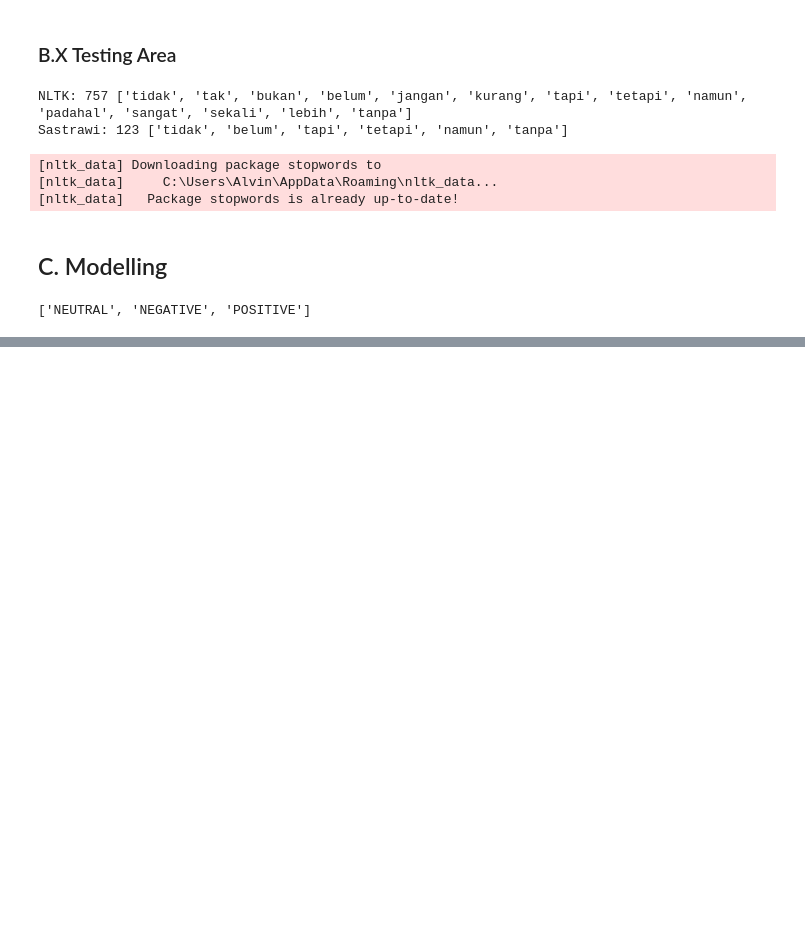
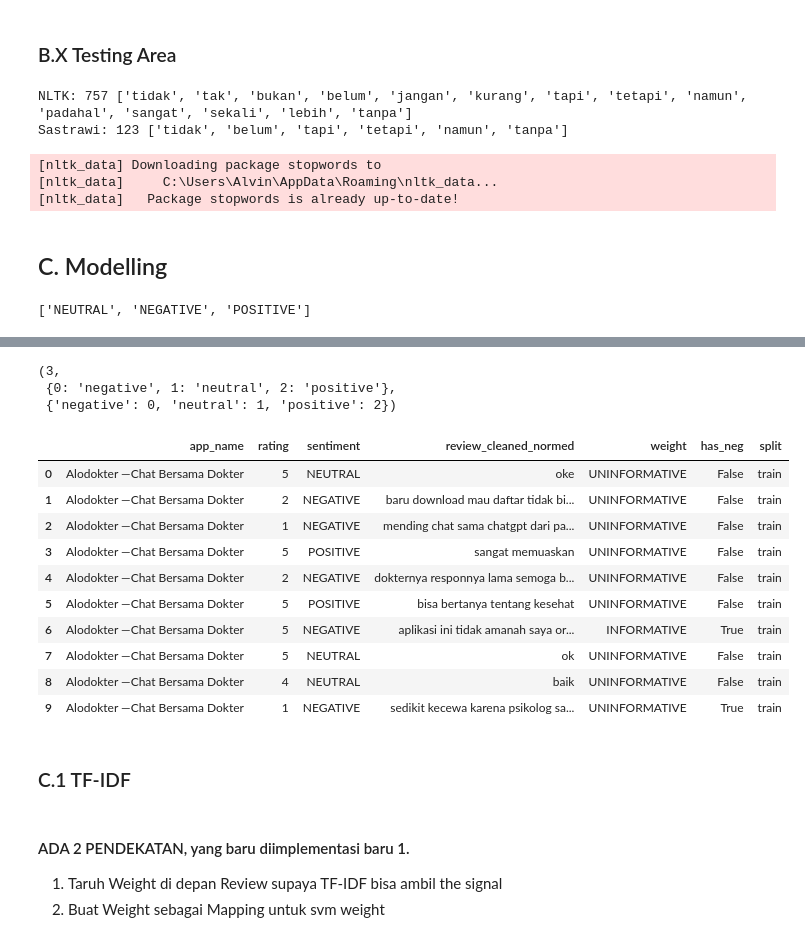
Before and after one commit to AlvinWjy25/telemedicine-sentiment-analysis-MTL, a Jupyter notebook: notebook/EDA.ipynb, the cells around one changed output, grey strips where cells are left out. Saved outputs shown, nothing was run; the diff lists cells and outputs as text; code cells hidden in the pictures; blank space fills up the shorter version.

```diff
--- a/notebook/EDA.ipynb
+++ b/notebook/EDA.ipynb
@@ -780 +801,28 @@ KlikDokter: Jaga Sehatmu          4783
 Name: count, dtype: int64
+# %%
+num_labels, id2label, label2id
+# %% [output]
+(3,
+ {0: 'negative', 1: 'neutral', 2: 'positive'},
+ {'negative': 0, 'neutral': 1, 'positive': 2})
+# %%
+train_df.head(10)
+# %% [output]
+|  | app_name | rating | sentiment | review_cleaned_normed | weight | has_neg | split |
+| 0 | Alodokter —Chat Bersama Dokter | 5 | NEUTRAL | oke | UNINFORMATIVE | False | train |
+| 1 | Alodokter —Chat Bersama Dokter | 2 | NEGATIVE | baru download mau daftar tidak bi... | UNINFORMATIVE | False | train |
+| 2 | Alodokter —Chat Bersama Dokter | 1 | NEGATIVE | mending chat sama chatgpt dari pa... | UNINFORMATIVE | False | train |
+| 3 | Alodokter —Chat Bersama Dokter | 5 | POSITIVE | sangat memuaskan | UNINFORMATIVE | False | train |
+| 4 | Alodokter —Chat Bersama Dokter | 2 | NEGATIVE | dokternya responnya lama semoga b... | UNINFORMATIVE | False | train |
+| 5 | Alodokter —Chat Bersama Dokter | 5 | POSITIVE | bisa bertanya tentang kesehat | UNINFORMATIVE | False | train |
+| 6 | Alodokter —Chat Bersama Dokter | 5 | NEGATIVE | aplikasi ini tidak amanah saya or... | INFORMATIVE | True | train |
+| 7 | Alodokter —Chat Bersama Dokter | 5 | NEUTRAL | ok | UNINFORMATIVE | False | train |
+| 8 | Alodokter —Chat Bersama Dokter | 4 | NEUTRAL | baik | UNINFORMATIVE | False | train |
+| 9 | Alodokter —Chat Bersama Dokter | 1 | NEGATIVE | sedikit kecewa karena psikolog sa... | UNINFORMATIVE | True | train |
+# %% [markdown]
+### C.1 TF-IDF
+# %% [markdown]
+#### ADA 2 PENDEKATAN, yang baru diimplementasi baru 1.
+
+1. Taruh Weight di depan Review supaya TF-IDF bisa ambil the signal
+2. Buat Weight sebagai Mapping untuk svm weight
```
Also changed, not shown: parts of 13 cells of this notebook.
